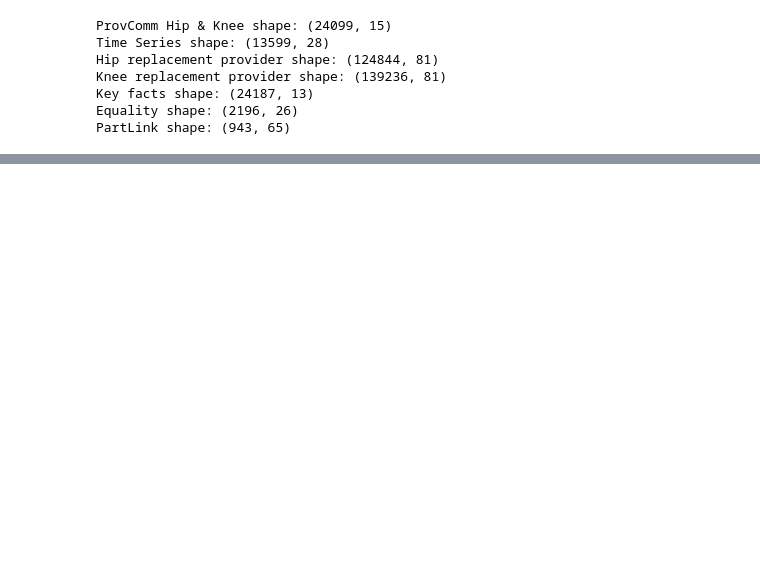
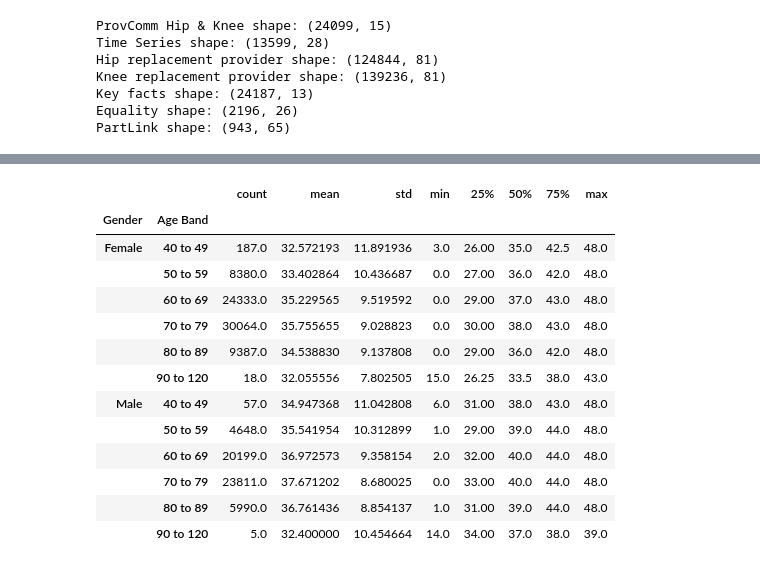
Before and after one commit to LALITAMITTAL18/EAISI-NHS, a Jupyter notebook: data/UnderstandingData/Gino.ipynb, the cells around one changed output, grey strips where cells are left out. Cells and saved outputs as stored; diff of their text form; code cells hidden in the pictures; blank space fills up the shorter version.

```diff
--- a/data/UnderstandingData/Gino.ipynb
+++ b/data/UnderstandingData/Gino.ipynb
@@ -271,0 +594,17 @@ np.float64(1.0)
+# %%
+df.groupby(["Gender", "Age Band"])[outcome].describe()
+# %% [output]
+|  |  | count | mean | std | min | 25% | 50% | 75% | max |
+| Gender | Age Band |  |  |  |  |  |  |  |  |
+| Female | 40 to 49 | 187.0 | 32.572193 | 11.891936 | 3.0 | 26.00 | 35.0 | 42.5 | 48.0 |
+|  | 50 to 59 | 8380.0 | 33.402864 | 10.436687 | 0.0 | 27.00 | 36.0 | 42.0 | 48.0 |
+|  | 60 to 69 | 24333.0 | 35.229565 | 9.519592 | 0.0 | 29.00 | 37.0 | 43.0 | 48.0 |
+|  | 70 to 79 | 30064.0 | 35.755655 | 9.028823 | 0.0 | 30.00 | 38.0 | 43.0 | 48.0 |
+|  | 80 to 89 | 9387.0 | 34.538830 | 9.137808 | 0.0 | 29.00 | 36.0 | 42.0 | 48.0 |
+|  | 90 to 120 | 18.0 | 32.055556 | 7.802505 | 15.0 | 26.25 | 33.5 | 38.0 | 43.0 |
+| Male | 40 to 49 | 57.0 | 34.947368 | 11.042808 | 6.0 | 31.00 | 38.0 | 43.0 | 48.0 |
+|  | 50 to 59 | 4648.0 | 35.541954 | 10.312899 | 1.0 | 29.00 | 39.0 | 44.0 | 48.0 |
+|  | 60 to 69 | 20199.0 | 36.972573 | 9.358154 | 2.0 | 32.00 | 40.0 | 44.0 | 48.0 |
+|  | 70 to 79 | 23811.0 | 37.671202 | 8.680025 | 0.0 | 33.00 | 40.0 | 44.0 | 48.0 |
+|  | 80 to 89 | 5990.0 | 36.761436 | 8.854137 | 1.0 | 31.00 | 39.0 | 44.0 | 48.0 |
+|  | 90 to 120 | 5.0 | 32.400000 | 10.454664 | 14.0 | 34.00 | 37.0 | 38.0 | 39.0 |
```
Also changed, not shown: parts of 43 cells of this notebook.
